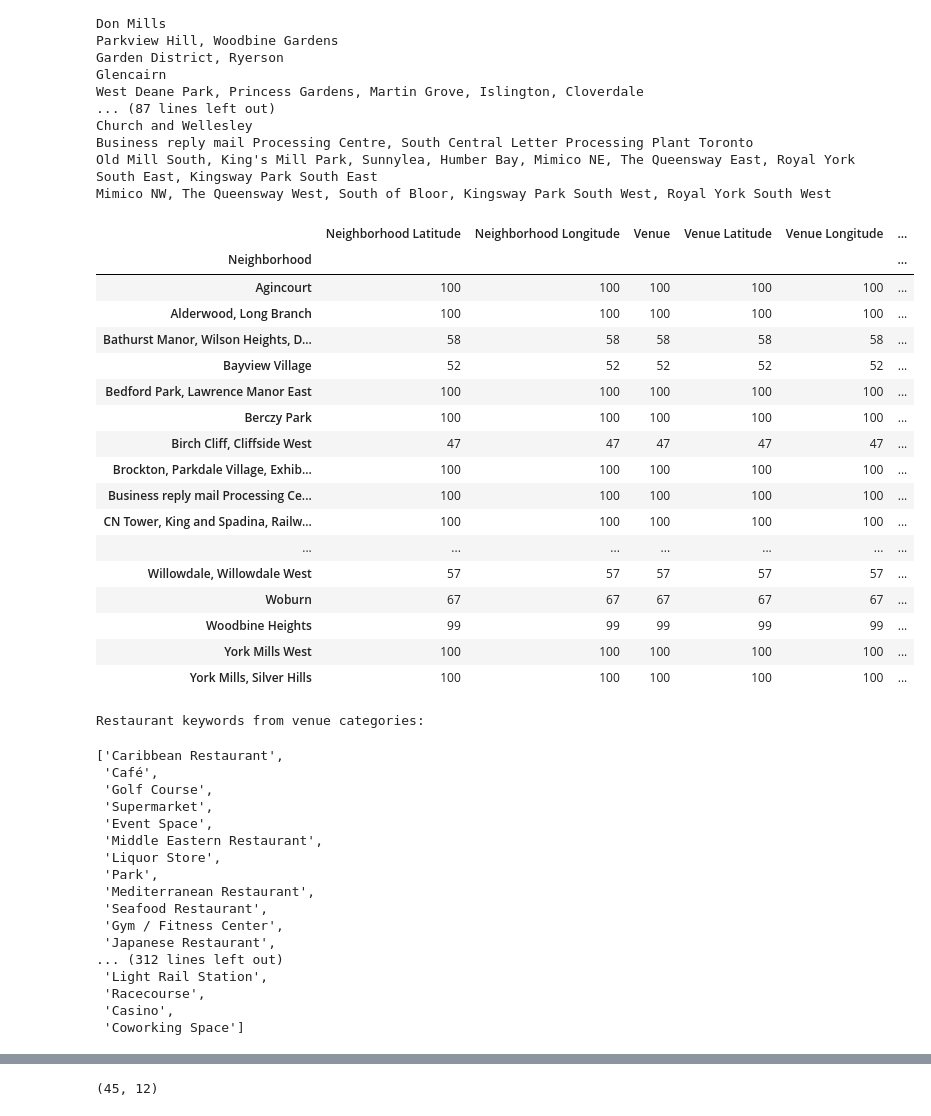
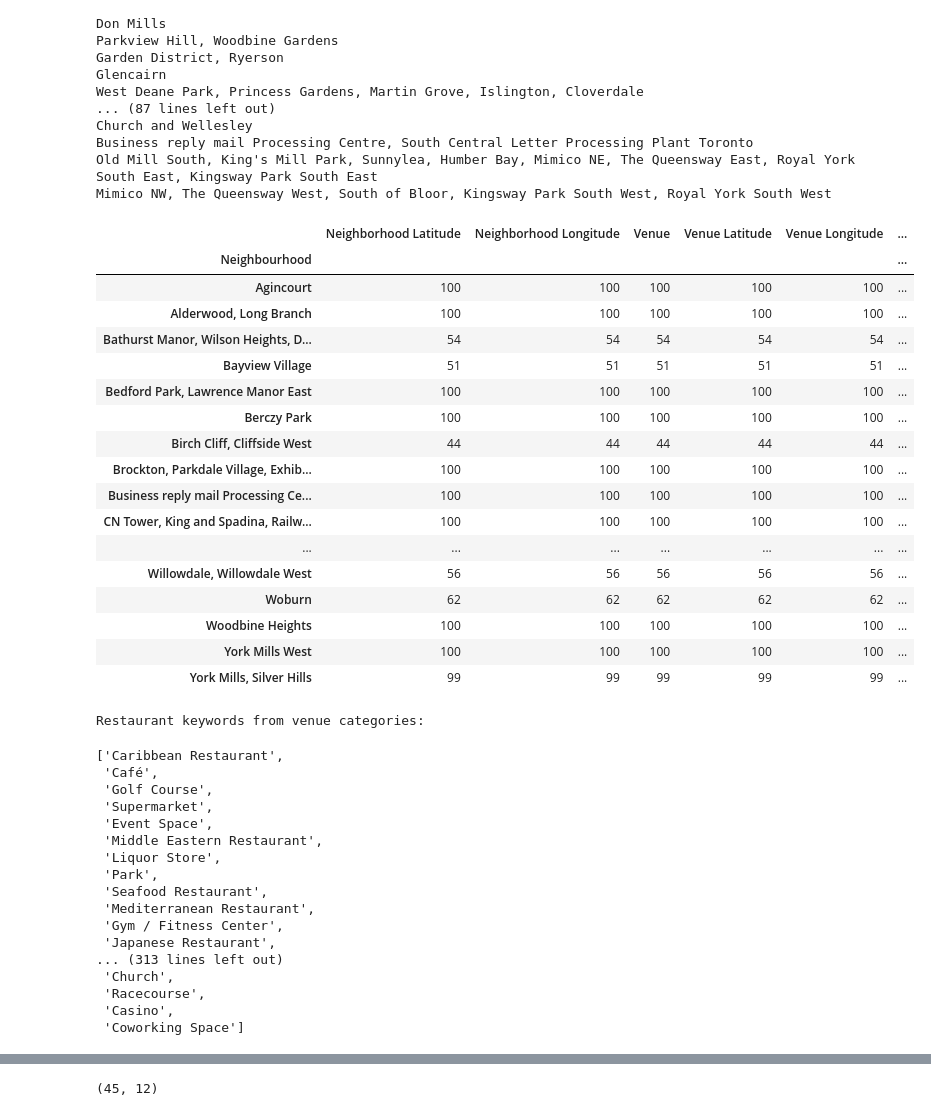
Before and after one commit to huiyi-see/Coursera_Capstone, a Jupyter notebook: Capstone_Project2.ipynb, the cells around one changed output, grey strips where cells are left out. Saved outputs shown, nothing was run; the diff lists cells and outputs as text; code cells hidden in the pictures.

```diff
--- a/Capstone_Project2.ipynb
+++ b/Capstone_Project2.ipynb
@@ -309,7 +254,7 @@ CLIENT_SECRET:44OFWBAGAXTB01GUTMZMDOOKFDSVPVE1TNH1QDUIXVMX4JUA
 # %%
 LIMIT = 100 # limit of number of venues returned by Foursquare API
 
-radius = 2000 # define radius
+radius = 1000 # define radius
 
 def getNearbyVenues(names, latitudes, longitudes, radius=2000):
 
@@ -341,7 +286,7 @@ def getNearbyVenues(names, latitudes, longitudes, radius=2000):
             v['venue']['categories'][0]['name']) for v in results])
 
     nearby_venues = pd.DataFrame([item for venue_list in venues_list for item in venue_list])
-    nearby_venues.columns = ['Neighborhood',
+    nearby_venues.columns = ['Neighbourhood',
                   'Neighborhood Latitude',
                   'Neighborhood Longitude',
                   'Venue',
@@ -384,26 +329,26 @@ Business reply mail Processing Centre, South Central Letter Processing Plant Tor
 Old Mill South, King's Mill Park, Sunnylea, Humber Bay, Mimico NE, The Queensway East, Royal York South East, Kingsway Park South East
 Mimico NW, The Queensway West, South of Bloor, Kingsway Park South West, Royal York South West
 # %%
-to_ve.groupby('Neighborhood').count()
+to_ve.groupby('Neighbourhood').count()
 # %% [output]
 |  | Neighborhood Latitude | Neighborhood Longitude | Venue | Venue Latitude | Venue Longitude | ... |
-| Neighborhood |  |  |  |  |  | ... |
+| Neighbourhood |  |  |  |  |  | ... |
 | Agincourt | 100 | 100 | 100 | 100 | 100 | ... |
 | Alderwood, Long Branch | 100 | 100 | 100 | 100 | 100 | ... |
-| Bathurst Manor, Wilson Heights, D... | 58 | 58 | 58 | 58 | 58 | ... |
-| Bayview Village | 52 | 52 | 52 | 52 | 52 | ... |
+| Bathurst Manor, Wilson Heights, D... | 54 | 54 | 54 | 54 | 54 | ... |
+| Bayview Village | 51 | 51 | 51 | 51 | 51 | ... |
 | Bedford Park, Lawrence Manor East | 100 | 100 | 100 | 100 | 100 | ... |
 | Berczy Park | 100 | 100 | 100 | 100 | 100 | ... |
-| Birch Cliff, Cliffside West | 47 | 47 | 47 | 47 | 47 | ... |
+| Birch Cliff, Cliffside West | 44 | 44 | 44 | 44 | 44 | ... |
 | Brockton, Parkdale Village, Exhib... | 100 | 100 | 100 | 100 | 100 | ... |
 | Business reply mail Processing Ce... | 100 | 100 | 100 | 100 | 100 | ... |
 | CN Tower, King and Spadina, Railw... | 100 | 100 | 100 | 100 | 100 | ... |
 | ... | ... | ... | ... | ... | ... | ... |
-| Willowdale, Willowdale West | 57 | 57 | 57 | 57 | 57 | ... |
-| Woburn | 67 | 67 | 67 | 67 | 67 | ... |
-| Woodbine Heights | 99 | 99 | 99 | 99 | 99 | ... |
+| Willowdale, Willowdale West | 56 | 56 | 56 | 56 | 56 | ... |
+| Woburn | 62 | 62 | 62 | 62 | 62 | ... |
+| Woodbine Heights | 100 | 100 | 100 | 100 | 100 | ... |
 | York Mills West | 100 | 100 | 100 | 100 | 100 | ... |
-| York Mills, Silver Hills | 100 | 100 | 100 | 100 | 100 | ... |
+| York Mills, Silver Hills | 99 | 99 | 99 | 99 | 99 | ... |
 # %%
 #choose the restaurant's keyword from venue categories
 print('Restaurant keywords from venue categories: ')
@@ -418,12 +363,12 @@ Restaurant keywords from venue categories:
  'Middle Eastern Restaurant',
  'Liquor Store',
  'Park',
+ 'Seafood Restaurant',
  'Mediterranean Restaurant',
- 'Seafood Restaurant',
  'Gym / Fitness Center',
  'Japanese Restaurant',
-... (312 lines left out)
- 'Light Rail Station',
+... (313 lines left out)
+ 'Church',
  'Racecourse',
  'Casino',
  'Coworking Space']
```
Also changed, not shown: parts of 14 cells of this notebook, 1 other file.
